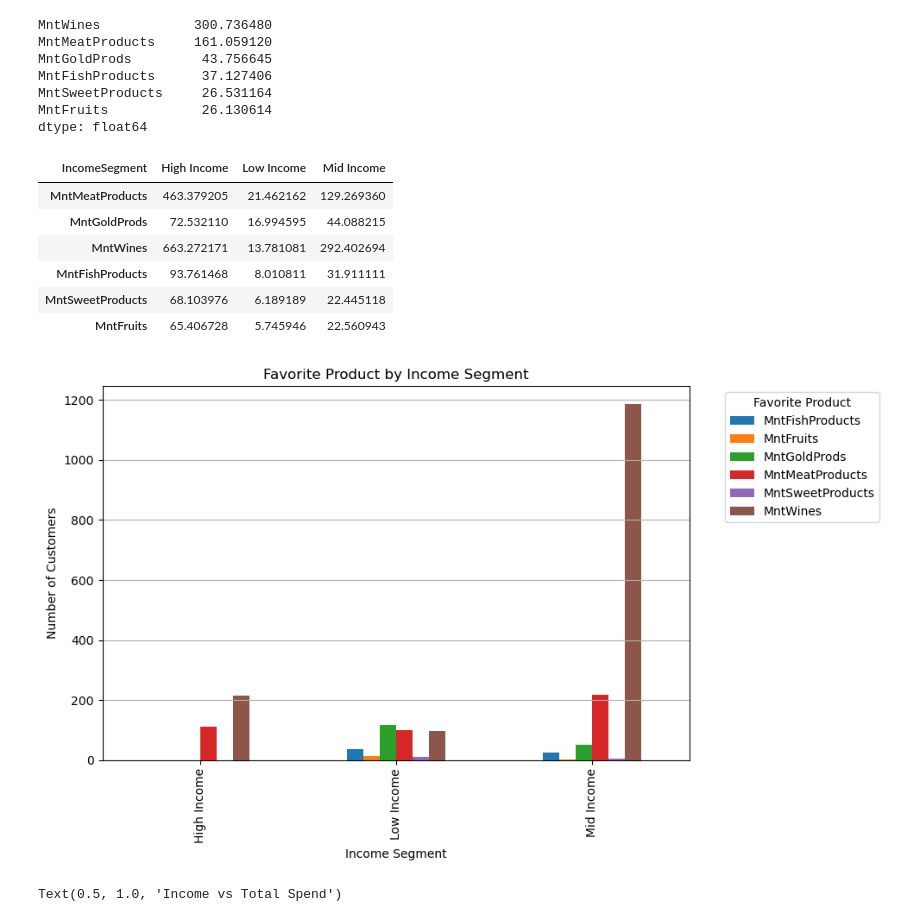
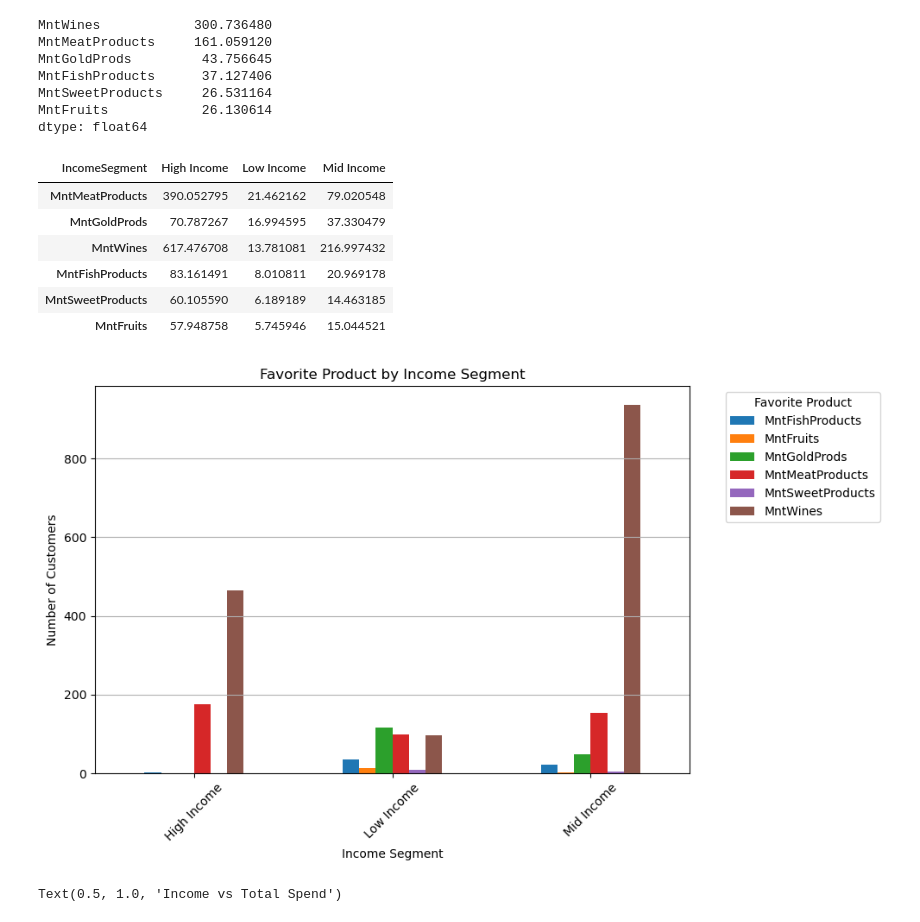
Before and after one commit to fincherc/marketing_project, a Jupyter notebook: food_da.ipynb, the cells around one changed output. Drawn from its saved outputs; the diff is of its cells as text; code cells hidden in the pictures.

```diff
--- a/food_da.ipynb
+++ b/food_da.ipynb
@@ -142,7 +142,7 @@ plt.show()
 def income_segment(income):
     if income < 30000:
         return "Low Income"
-    elif income <= 75000:
+    elif income <= 65000:
         return "Mid Income"
     else:
         return "High Income"
@@ -196,26 +211,27 @@ df.groupby('IncomeSegment')[product_cols].mean().T.sort_values(
 )
 # %% [output]
 | IncomeSegment | High Income | Low Income | Mid Income |
-| MntMeatProducts | 463.379205 | 21.462162 | 129.269360 |
-| MntGoldProds | 72.532110 | 16.994595 | 44.088215 |
-| MntWines | 663.272171 | 13.781081 | 292.402694 |
-| MntFishProducts | 93.761468 | 8.010811 | 31.911111 |
-| MntSweetProducts | 68.103976 | 6.189189 | 22.445118 |
-| MntFruits | 65.406728 | 5.745946 | 22.560943 |
+| MntMeatProducts | 390.052795 | 21.462162 | 79.020548 |
+| MntGoldProds | 70.787267 | 16.994595 | 37.330479 |
+| MntWines | 617.476708 | 13.781081 | 216.997432 |
+| MntFishProducts | 83.161491 | 8.010811 | 20.969178 |
+| MntSweetProducts | 60.105590 | 6.189189 | 14.463185 |
+| MntFruits | 57.948758 | 5.745946 | 15.044521 |
 # %%
 df['FavoriteProduct'] = df[product_cols].idxmax(axis=1)
 ct = pd.crosstab(df['IncomeSegment'], df['FavoriteProduct'])
 # %%
 ct.plot(kind='bar', figsize=(10, 6))
 plt.title("Favorite Product by Income Segment")
+plt.xticks(rotation=45)
 plt.xlabel("Income Segment")
 plt.ylabel("Number of Customers")
 plt.legend(title="Favorite Product", bbox_to_anchor=(1.05, 1), loc='upper left')
 plt.tight_layout()
 plt.grid(axis='y')
 plt.show()
 # %% [output]
-[figure, old version]
+[figure, new version]
 # %%
 sns.scatterplot(x='Income', y='MntTotal', data=df)
 plt.title("Income vs Total Spend")
```
Also changed, not shown: parts of 4 cells of this notebook.
